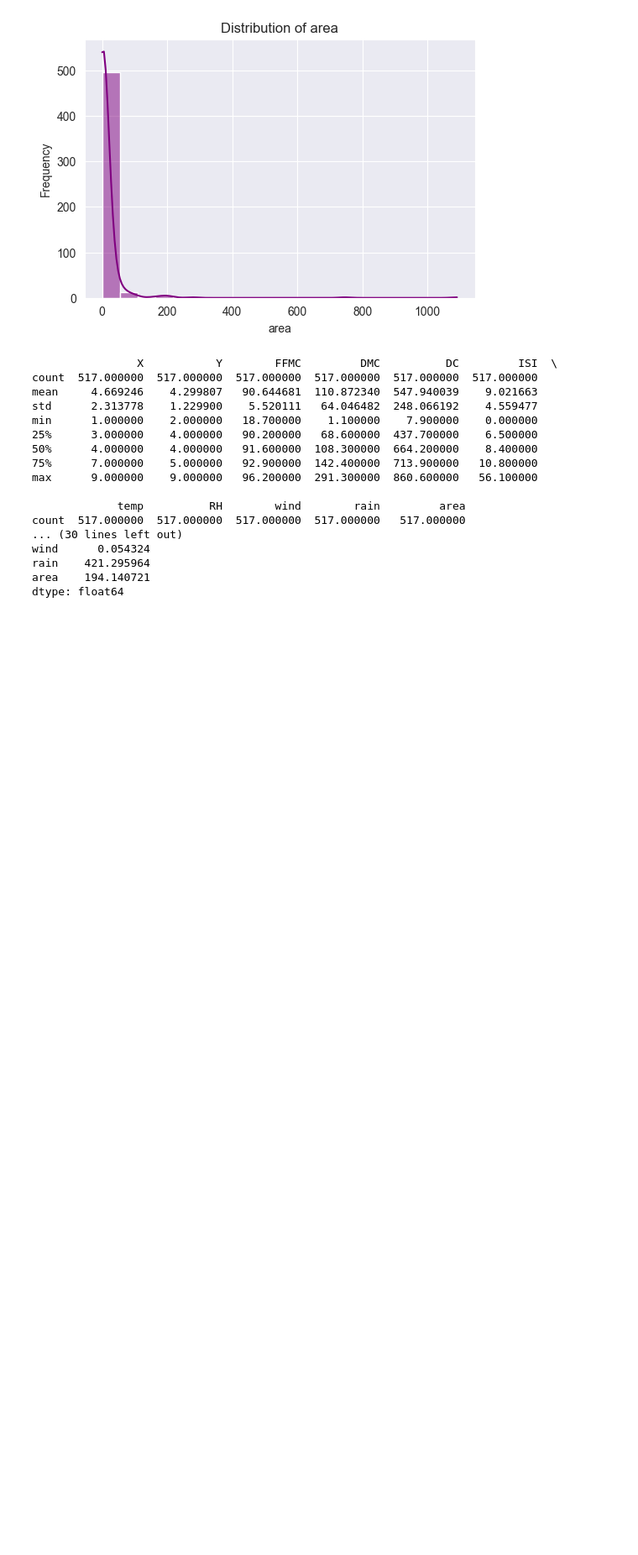
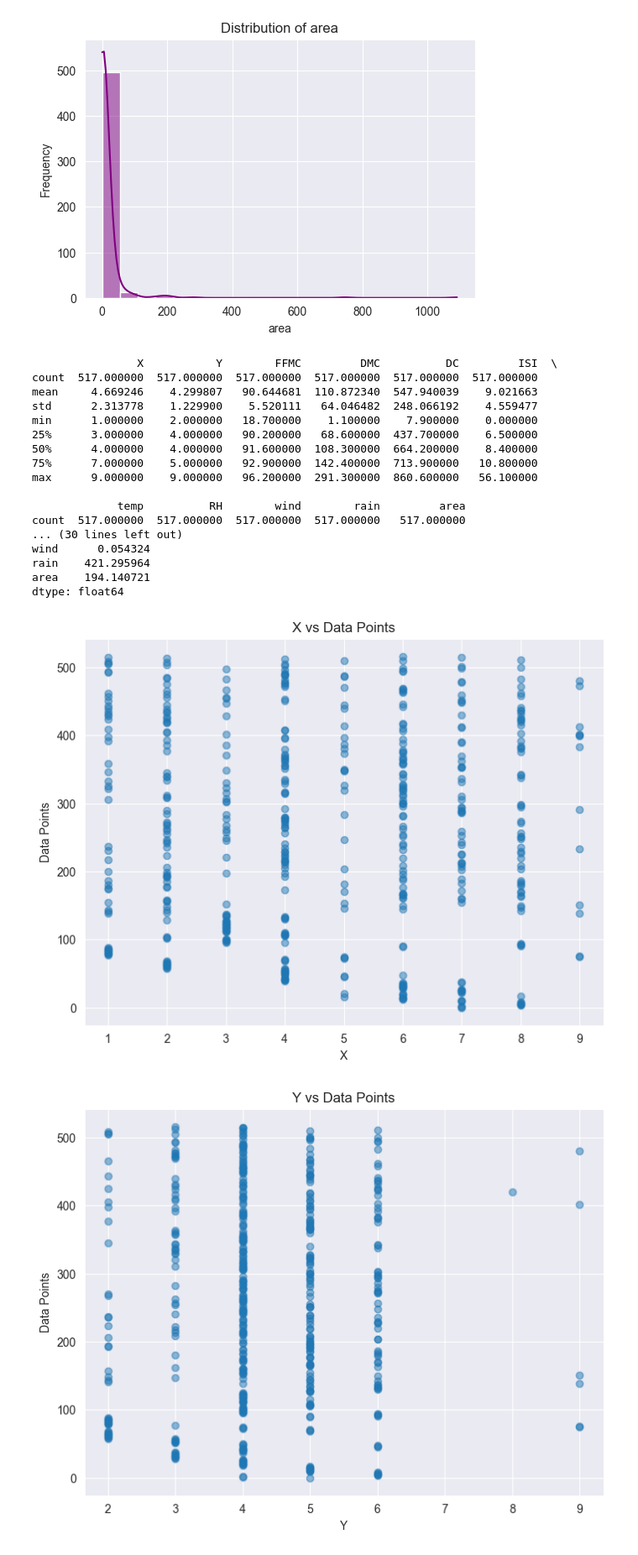
Before and after one commit to Zenolitee/DATA_ANALYTICS, a Jupyter notebook: Assignments/Lecture2.ipynb, the cells around one changed output. Shown at 84% size. Cells and saved outputs as stored; diff of their text form; code cells hidden in the pictures; blank space fills up the shorter version.

```diff
--- a/Assignments/Lecture2.ipynb
+++ b/Assignments/Lecture2.ipynb
@@ -86,3 +86,25 @@ wind      0.054324
 rain    421.295964
 area    194.140721
 dtype: float64
+# %%
+import pandas as pd
+import matplotlib.pyplot as plt
+
+# Load the dataset
+df = pd.read_csv('forestfires.csv')
+
+# Select numeric columns
+numeric_columns = df.select_dtypes(include=['float64', 'int64']).columns
+
+# Create scatter plots using Matplotlib
+for column in numeric_columns:
+    plt.figure(figsize=(8, 6))
+    plt.scatter(df[column], range(len(df)), alpha=0.5)  # Use range(len(df)) as y-values
+    plt.title(f"{column.capitalize()} vs Data Points")
+    plt.xlabel(column.capitalize())
+    plt.ylabel("Data Points")
+    plt.grid(True)
+    plt.show()
+# %% [output]
+[figure, added]
+[figure, added]
```
Also changed, not shown: parts of 2 cells of this notebook, 2 other files.
